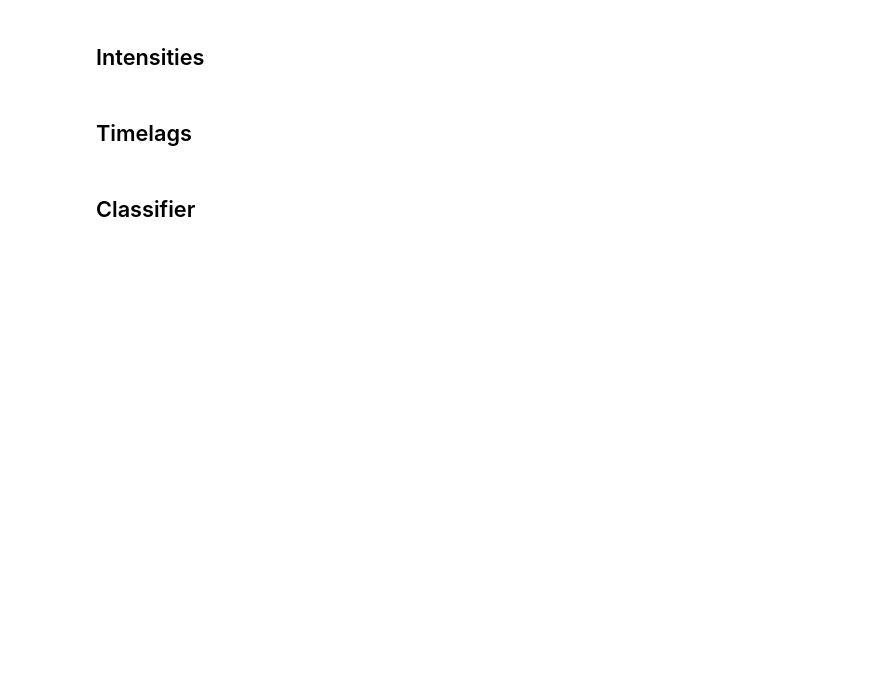
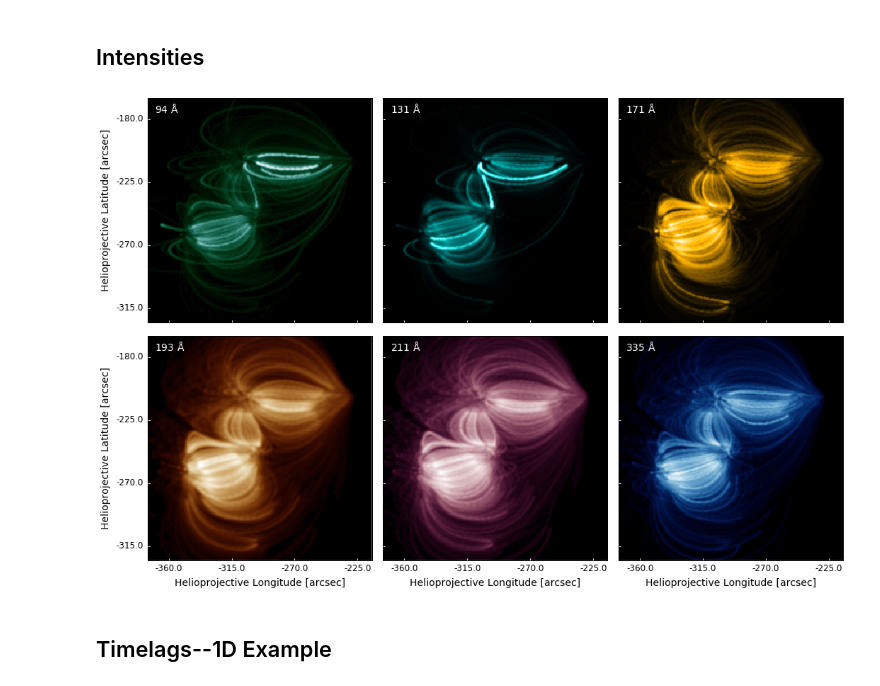
Before and after one commit to wtbarnes/posters, a Jupyter notebook: shine_2018/notebooks/figures.ipynb, the cells around one changed output. Drawn from its saved outputs; the diff is of its cells as text; code cells hidden in the pictures; blank space fills up the shorter version.

```diff
--- a/shine_2018/notebooks/figures.ipynb
+++ b/shine_2018/notebooks/figures.ipynb
@@ -23,3 +38,5 @@ ar = synthesizAR.Field.restore('/storage-home/w/wtb2/data/timelag_synthesis_v2/b
+# %%
+aia = InstrumentSDOAIA([0,1]*u.s,None)
 # %%
 rwb_cmap = matplotlib.colors.LinearSegmentedColormap.from_list(
     'rwb_nice', [(215/255, 48/255, 31/255), (1, 1, 1), (5/255, 112/255, 176/255)], N=1000)
@@ -103,6 +184,36 @@ fig.savefig('../figures/hmi_plus_aia_plus_lines.pdf',)
 # %% [markdown]
 ## Intensities
+# %%
+fig = plt.figure(figsize=get_figsize(hf=.685,wf=0.5))
+fits_template = '/storage-home/w/wtb2/data/timelag_synthesis_v2/intermediate_frequency/nei/SDO_AIA/{}/map_t{:06d}.fits'
+i_time = 2500
+for i,c in enumerate(aia.channels):
+    m = Map(fits_template.format(c['name'],i_time))
+    m = m.submap(SkyCoord(-375*u.arcsec,-325*u.arcsec,frame=m.coordinate_frame),
+                 SkyCoord(-215*u.arcsec,-165*u.arcsec,frame=m.coordinate_frame))
+    ax = fig.add_subplot(2,3,i+1,projection=m)
+    norm = ImageNormalize(vmin=m.data[m.data>0].min(),vmax=m.data[m.data>0].max(),stretch=AsinhStretch(a=0.05))
+    m.plot(axes=ax,title=False,annotate=False,norm=norm)
+    ax.grid(alpha=0)
+    lon,lat = ax.coords[0],ax.coords[1]
+    lon.set_ticks(color='w')
+    lat.set_ticks(color='w')
+    if i < 3:
+        lon.set_ticklabel_visible(False)
+    else:
+        lon.set_axislabel(r'Helioprojective Longitude [arcsec]',fontsize=plt.rcParams['axes.labelsize'])
+        lon.set_ticklabel(fontsize=plt.rcParams['xtick.labelsize'])
+    if i%3 != 0:
+        lat.set_ticklabel_visible(False)
+    else:
+        lat.set_axislabel(r'Helioprojective Latitude [arcsec]',fontsize=plt.rcParams['axes.labelsize'])
+        lat.set_ticklabel(fontsize=plt.rcParams['ytick.labelsize'])
+    xtext,ytext = m.world_to_pixel(SkyCoord(-370*u.arcsec,-175*u.arcsec,frame=m.coordinate_frame),)
+    xtext,ytext = int(xtext.value),int(ytext.value)
+    ax.text(xtext,ytext,f"{c['name']} $\mathrm{{\AA}}$",color='w',fontsize=plt.rcParams['axes.labelsize'])
+plt.subplots_adjust(wspace=0.05,hspace=0.05)
+fig.savefig('../figures/aia_intensity_maps.pdf')
+# %% [output]
+[figure, added]
 # %% [markdown]
-## Timelags
+## Timelags--1D Example
-# %% [markdown]
-## Classifier
```
Also changed, not shown: parts of 17 cells of this notebook, 1 other file.
